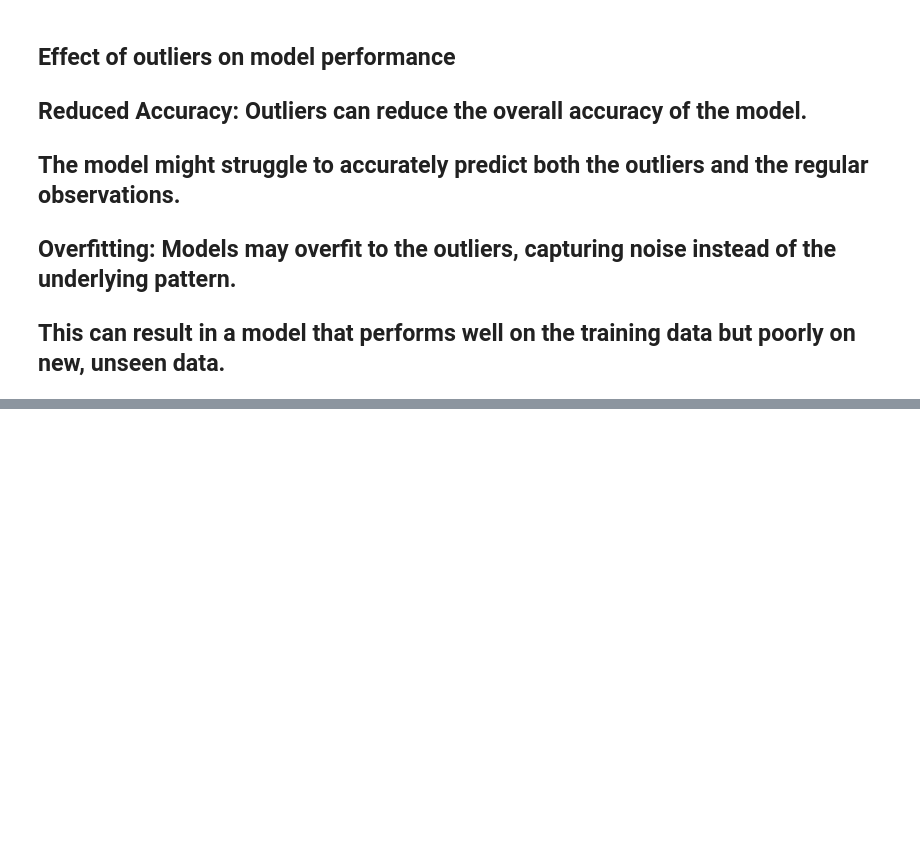
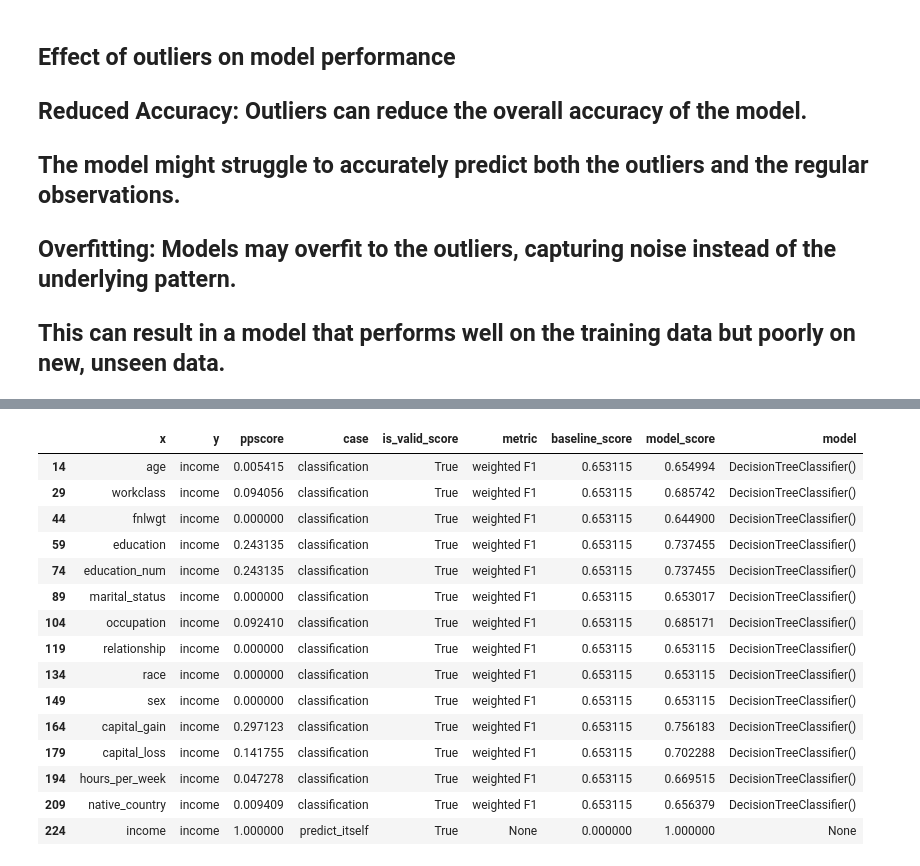
Before and after one commit to SanketMN/Assignments, a Jupyter notebook: EDA2Assignment.ipynb, the cells around one changed output, grey strips where cells are left out. Cells and saved outputs as stored; diff of their text form; code cells hidden in the pictures; blank space fills up the shorter version.

```diff
--- a/EDA2Assignment.ipynb
+++ b/EDA2Assignment.ipynb
@@ -438,0 +474,2 @@ df_cleaned
+# %%
+df = pd.read_csv('adult_with_headers.csv')
@@ -438,0 +488,2 @@ df_cleaned
+# %%
+feature_sel = ps.matrix(df)
@@ -438,0 +506,19 @@ df_cleaned
+# %%
+feature_sel[feature_sel['y'] == 'income']
+# %% [output]
+|  | x | y | ppscore | case | is_valid_score | metric | baseline_score | model_score | model |
+| 14 | age | income | 0.005415 | classification | True | weighted F1 | 0.653115 | 0.654994 | DecisionTreeClassifier() |
+| 29 | workclass | income | 0.094056 | classification | True | weighted F1 | 0.653115 | 0.685742 | DecisionTreeClassifier() |
+| 44 | fnlwgt | income | 0.000000 | classification | True | weighted F1 | 0.653115 | 0.644900 | DecisionTreeClassifier() |
+| 59 | education | income | 0.243135 | classification | True | weighted F1 | 0.653115 | 0.737455 | DecisionTreeClassifier() |
+| 74 | education_num | income | 0.243135 | classification | True | weighted F1 | 0.653115 | 0.737455 | DecisionTreeClassifier() |
+| 89 | marital_status | income | 0.000000 | classification | True | weighted F1 | 0.653115 | 0.653017 | DecisionTreeClassifier() |
+| 104 | occupation | income | 0.092410 | classification | True | weighted F1 | 0.653115 | 0.685171 | DecisionTreeClassifier() |
+| 119 | relationship | income | 0.000000 | classification | True | weighted F1 | 0.653115 | 0.653115 | DecisionTreeClassifier() |
+| 134 | race | income | 0.000000 | classification | True | weighted F1 | 0.653115 | 0.653115 | DecisionTreeClassifier() |
+| 149 | sex | income | 0.000000 | classification | True | weighted F1 | 0.653115 | 0.653115 | DecisionTreeClassifier() |
+| 164 | capital_gain | income | 0.297123 | classification | True | weighted F1 | 0.653115 | 0.756183 | DecisionTreeClassifier() |
+| 179 | capital_loss | income | 0.141755 | classification | True | weighted F1 | 0.653115 | 0.702288 | DecisionTreeClassifier() |
+| 194 | hours_per_week | income | 0.047278 | classification | True | weighted F1 | 0.653115 | 0.669515 | DecisionTreeClassifier() |
+| 209 | native_country | income | 0.009409 | classification | True | weighted F1 | 0.653115 | 0.656379 | DecisionTreeClassifier() |
+| 224 | income | income | 1.000000 | predict_itself | True | None | 0.000000 | 1.000000 | None |
```
Also changed, not shown: parts of 22 cells of this notebook.
